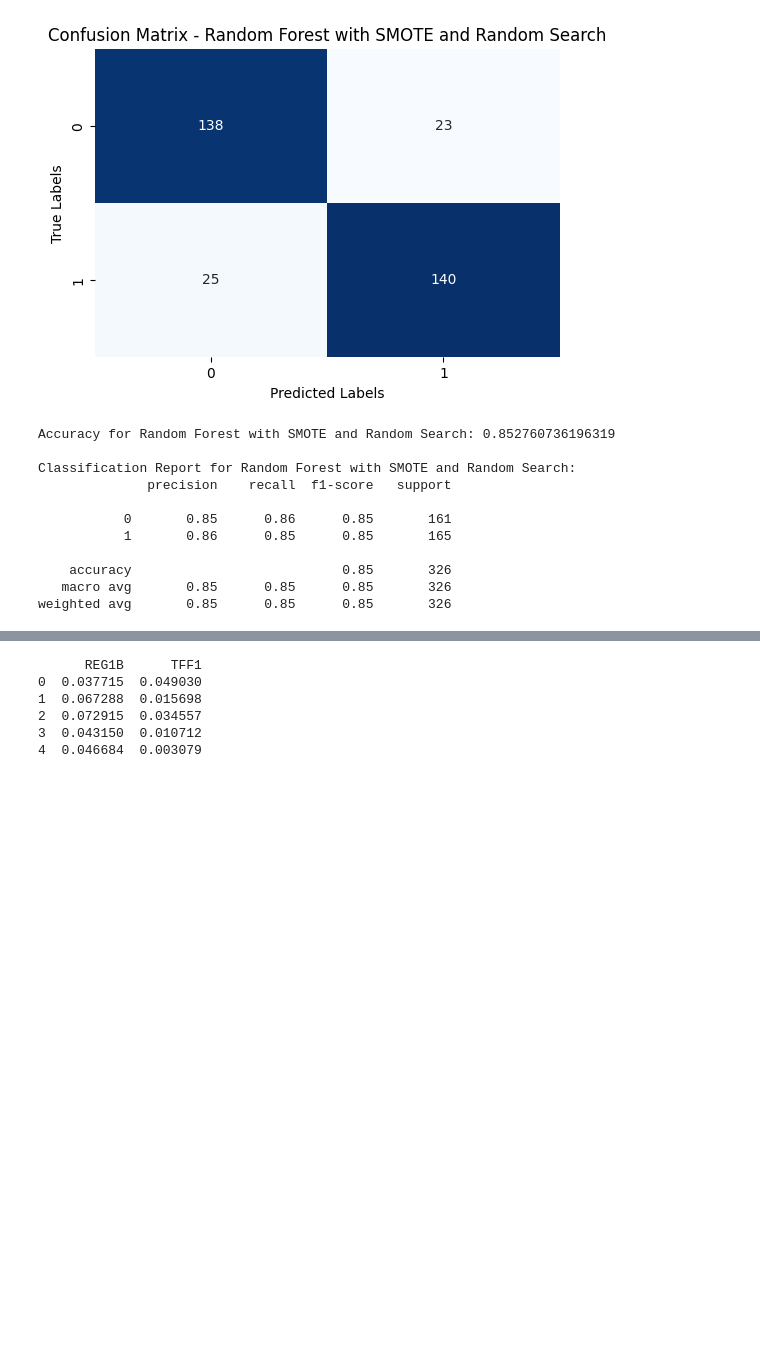
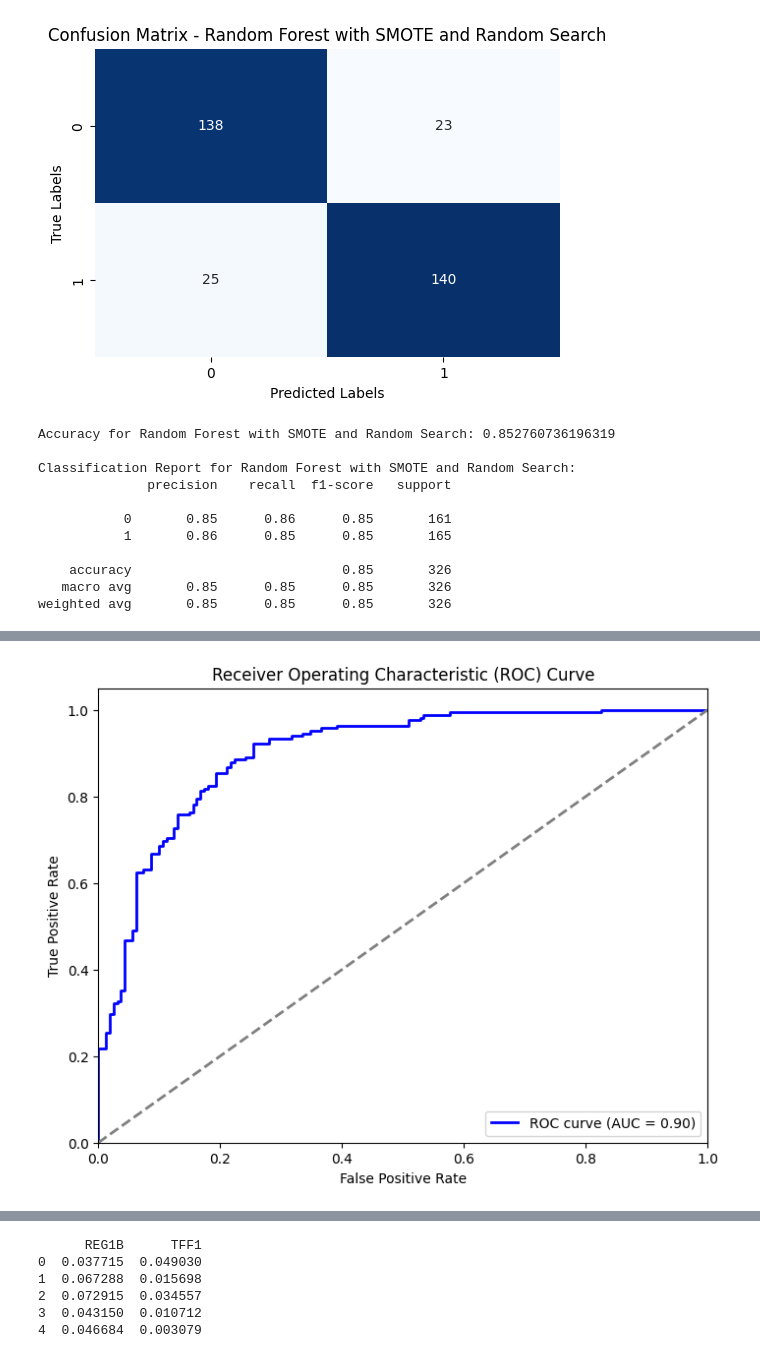
Before and after one commit to omarffkamel/mlevaulation, a Jupyter notebook: machine_learning.ipynb, the cells around one changed output, grey strips where cells are left out. Cells and saved outputs as stored; diff of their text form; code cells hidden in the pictures; blank space fills up the shorter version.

```diff
--- a/machine_learning.ipynb
+++ b/machine_learning.ipynb
@@ -398,0 +492,84 @@ weighted avg       0.85      0.85      0.85       326
+# %%
+from imblearn.over_sampling import SMOTE
+from sklearn.ensemble import RandomForestClassifier
+from sklearn.model_selection import train_test_split, RandomizedSearchCV, GridSearchCV
+from sklearn.metrics import accuracy_score, classification_report, confusion_matrix, roc_curve, roc_auc_score
+import matplotlib.pyplot as plt
+import seaborn as sns  # Assuming seaborn is installed
+
+# Select important features based on correlation with the target variable
+selected_features = ['patient_cohort', 'age', 'sex', 'LYVE1', 'REG1B', 'TFF1', 'log_creatinine']
+
+# Prepare feature set and target variable
+X = data[selected_features]
+y = data['diagnosis_binary']
+
+# Apply SMOTE for handling class imbalance
+smote = SMOTE(random_state=42)
+X_resampled, y_resampled = smote.fit_resample(X, y)
+
+# Split the resampled data into training and testing sets
+X_train, X_test, y_train, y_test = train_test_split(X_resampled, y_resampled, test_size=0.4, random_state=42)
+
+# Define parameter grid for Random Forest
+param_grid = {
+    'n_estimators': [100, 200, 300],
+    'max_depth': [3, 5, 7, 10],
+    'min_samples_split': [2, 5, 10],
+    'min_samples_leaf': [1, 2, 4],
+    'max_features': ['auto', 'sqrt', 'log2']
+}
+
+# Initialize Random Forest classifier
+rf = RandomForestClassifier(random_state=42)
+
+# Perform RandomizedSearchCV
+random_search = RandomizedSearchCV(estimator=rf, param_distributions=param_grid, n_iter=50, scoring='accuracy', cv=3, verbose=1, random_state=42, n_jobs=-1)
+random_search.fit(X_train, y_train)
+
+# Best parameters from RandomizedSearchCV
+print("Best Random Search Parameters:", random_search.best_params_)
+
+# Predict using the best estimator
+y_pred_rf = random_search.best_estimator_.predict(X_test)
+
+# Function to plot confusion matrix
+def plot_confusion_matrix(y_true, y_pred, title):
+    cm = confusion_matrix(y_true, y_pred)
+    plt.figure(figsize=(6, 4))
+    sns.heatmap(cm, annot=True, fmt="d", cmap="Blues", cbar=False)
+    plt.xlabel('Predicted Labels')
+    plt.ylabel('True Labels')
+    plt.title(title)
+    plt.show()
+
+# Plot confusion matrix for Random Forest
+plot_confusion_matrix(y_test, y_pred_rf, "Confusion Matrix - Random Forest with SMOTE and Random Search")
+
+# Evaluate model performance
+accuracy_rf = accuracy_score(y_test, y_pred_rf)
+print("Accuracy for Random Forest with SMOTE and Random Search:", accuracy_rf)
+print("\nClassification Report for Random Forest with SMOTE and Random Search:")
+print(classification_report(y_test, y_pred_rf))
+
+# Predict probabilities instead of labels
+y_prob_rf = random_search.best_estimator_.predict_proba(X_test)[:, 1]
+
+# Calculate ROC curve and AUC score
+fpr, tpr, thresholds = roc_curve(y_test, y_prob_rf)
+auc_score = roc_auc_score(y_test, y_prob_rf)
+
+# Plot ROC curve
+plt.figure(figsize=(8, 6))
+plt.plot(fpr, tpr, color='blue', lw=2, label='ROC curve (AUC = %0.2f)' % auc_score)
+plt.plot([0, 1], [0, 1], color='gray', lw=2, linestyle='--')
+plt.xlim([0.0, 1.0])
+plt.ylim([0.0, 1.05])
+plt.xlabel('False Positive Rate')
+plt.ylabel('True Positive Rate')
+plt.title('Receiver Operating Characteristic (ROC) Curve')
+plt.legend(loc="lower right")
+plt.show()
+
+print("AUC Score for Random Forest with SMOTE and Random Search:", auc_score)
+# %% [output]
@@ -398,0 +590 @@ weighted avg       0.85      0.85      0.85       326
+[figure, added]
```
Also changed, not shown: parts of 13 cells of this notebook.
